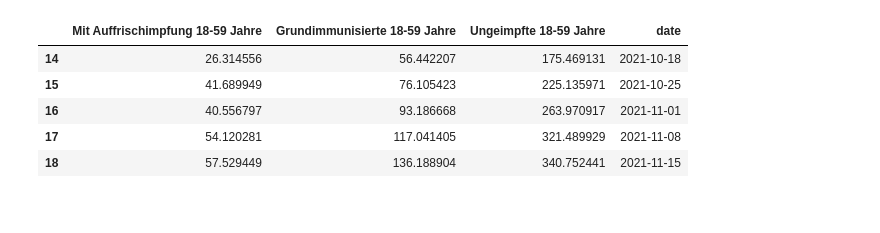
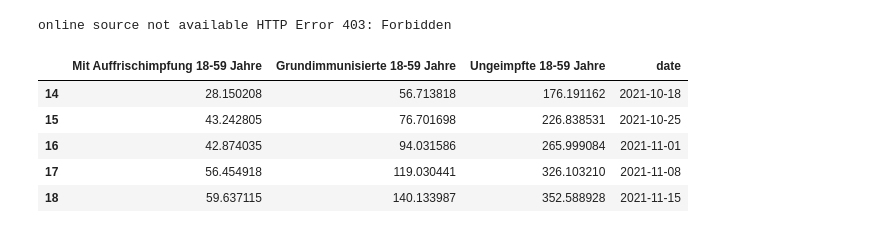
Before and after one commit to jakobkolb/ml-covid-nowcasting, a Jupyter notebook: Detection model (logistic regression)/Detection model (Logistic regression).ipynb, the cells around one changed output. Cells and saved outputs as stored; diff of their text form; code cells hidden in the pictures.

```diff
--- a/Detection model (logistic regression)/Detection model (Logistic regression).ipynb
+++ b/Detection model (logistic regression)/Detection model (Logistic regression).ipynb
@@ -315,31 +326,35 @@ with plt.style.context('seaborn'):
 cleaned_features = feature_data.dropna(axis=0, subset=feature_names)
 # %%
 # Load reported incidences from File
-online_source = 'https://www.rki.de/DE/Content/InfAZ/N/Neuartiges_Coronavirus/Daten/Inzidenz_Impfstatus.html'
+online_source = 'https://www.rki.de/DE/Content/InfAZ/N/Neuartiges_Coronavirus/Daten/Inzidenz_Impfstatus.xlsx?__blob=publicationFile'
 from datetime import datetime
 
 local_source = os.path.join(os.path.dirname(notebook_path), 'Inzidenz_Impfstatus.xlsx')
+
 
 def load_excel(path):
     data = pd.read_excel(
         path,
         sheet_name=1, header=3
     )[['Mit Auffrischimpfung 18-59 Jahre', 'Grundimmunisierte  18-59 Jahre', 'Ungeimpfte 18-59 Jahre'
         , 'Meldejahr', 'Meldewoche']]
     data['date'] = data.apply(
         lambda row: datetime.strptime(str(row['Meldejahr']) + "-" + str(row['Meldewoche']) + '-1', "%Y-%W-%w"),
         axis=1)
     return data[data['Mit Auffrischimpfung 18-59 Jahre'] != '--'].drop(columns=['Meldejahr', 'Meldewoche'])
 
+
 try:
-    incidence = load_excel(online_source)
-except:
-    incidence = load_excel(local_source)
-incidence.head()
+    reported_incidence = load_excel(online_source)
+except Exception as e:
+    print('online source not available', e)
+    reported_incidence = load_excel(local_source)
+reported_incidence.head()
 # %% [output]
+online source not available HTTP Error 403: Forbidden
 |  | Mit Auffrischimpfung 18-59 Jahre | Grundimmunisierte 18-59 Jahre | Ungeimpfte 18-59 Jahre | date |
-| 14 | 26.314556 | 56.442207 | 175.469131 | 2021-10-18 |
-| 15 | 41.689949 | 76.105423 | 225.135971 | 2021-10-25 |
-| 16 | 40.556797 | 93.186668 | 263.970917 | 2021-11-01 |
-| 17 | 54.120281 | 117.041405 | 321.489929 | 2021-11-08 |
-| 18 | 57.529449 | 136.188904 | 340.752441 | 2021-11-15 |
+| 14 | 28.150208 | 56.713818 | 176.191162 | 2021-10-18 |
+| 15 | 43.242805 | 76.701698 | 226.838531 | 2021-10-25 |
+| 16 | 42.874035 | 94.031586 | 265.999084 | 2021-11-01 |
+| 17 | 56.454918 | 119.030441 | 326.103210 | 2021-11-08 |
+| 18 | 59.637115 | 140.133987 | 352.588928 | 2021-11-15 |
```
Also changed, not shown: parts of 6 cells of this notebook, 5 other files.
